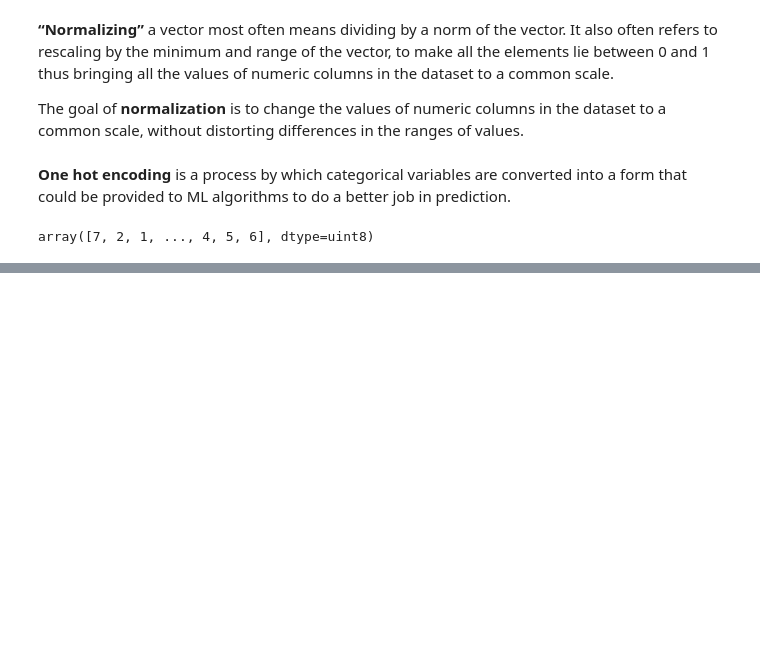
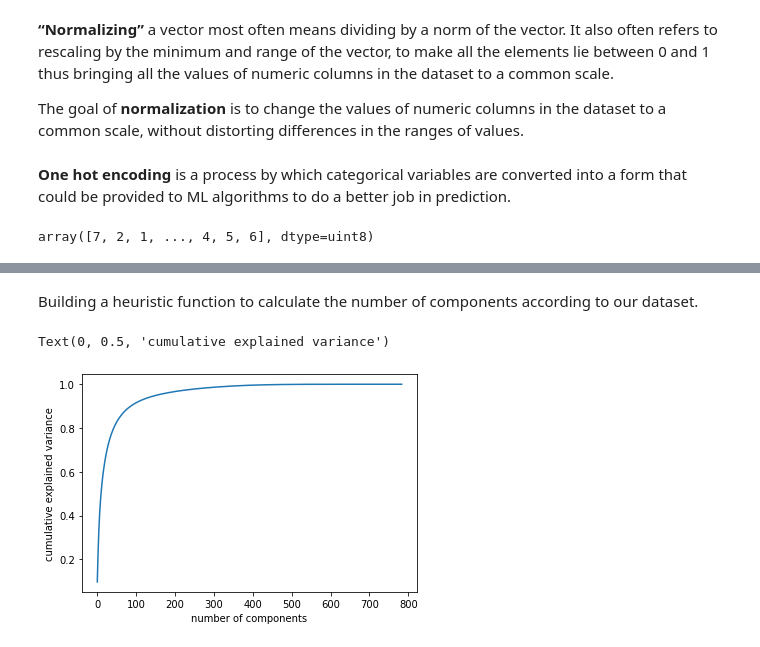
Before and after one commit to GregB712/Multilayer-Perceptron, a Jupyter notebook: MNIST_Digit_Dataset_Analysis.ipynb, the cells around one changed output, grey strips where cells are left out. Saved outputs shown, nothing was run; the diff lists cells and outputs as text; code cells hidden in the pictures; blank space fills up the shorter version.

```diff
--- a/MNIST_Digit_Dataset_Analysis.ipynb
+++ b/MNIST_Digit_Dataset_Analysis.ipynb
@@ -230,0 +249,10 @@ array([[0., 0., 0., ..., 1., 0., 0.],
+# %% [markdown]
+Building a heuristic function to calculate the number of components according to our dataset.
+# %%
+pca = PCA(svd_solver='randomized', whiten=True).fit(X_train)
+plt.plot(np.cumsum(pca.explained_variance_ratio_))
+plt.xlabel('number of components')
+plt.ylabel('cumulative explained variance')
+# %% [output]
+Text(0, 0.5, 'cumulative explained variance')
+[figure, added]
```
Also changed, not shown: parts of 9 cells of this notebook.
